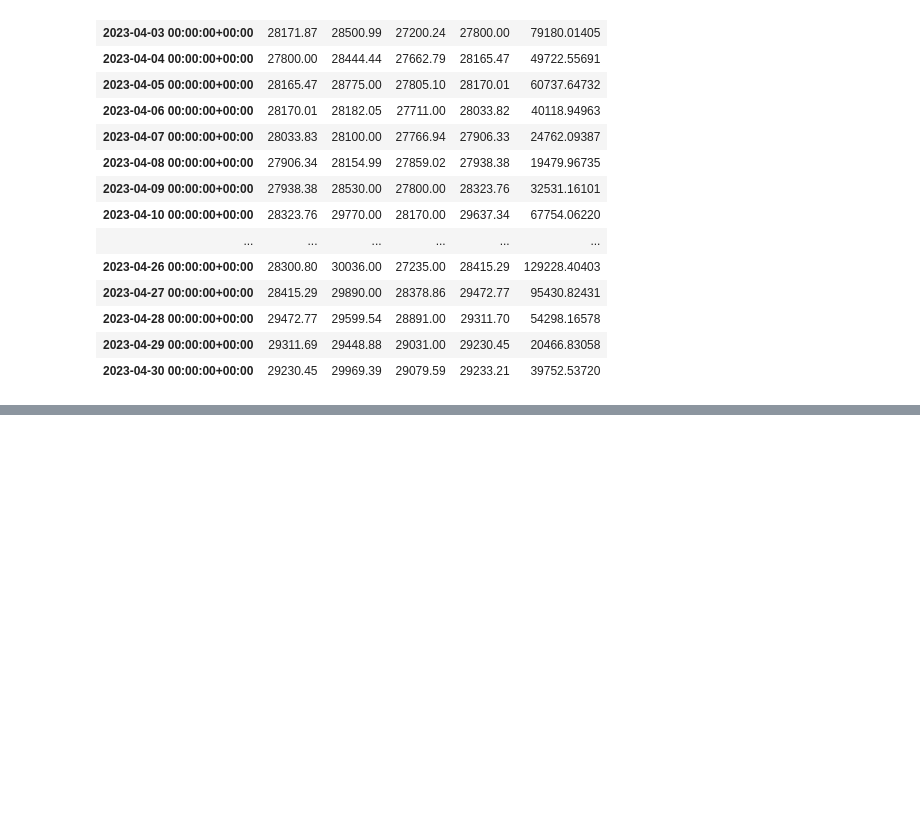
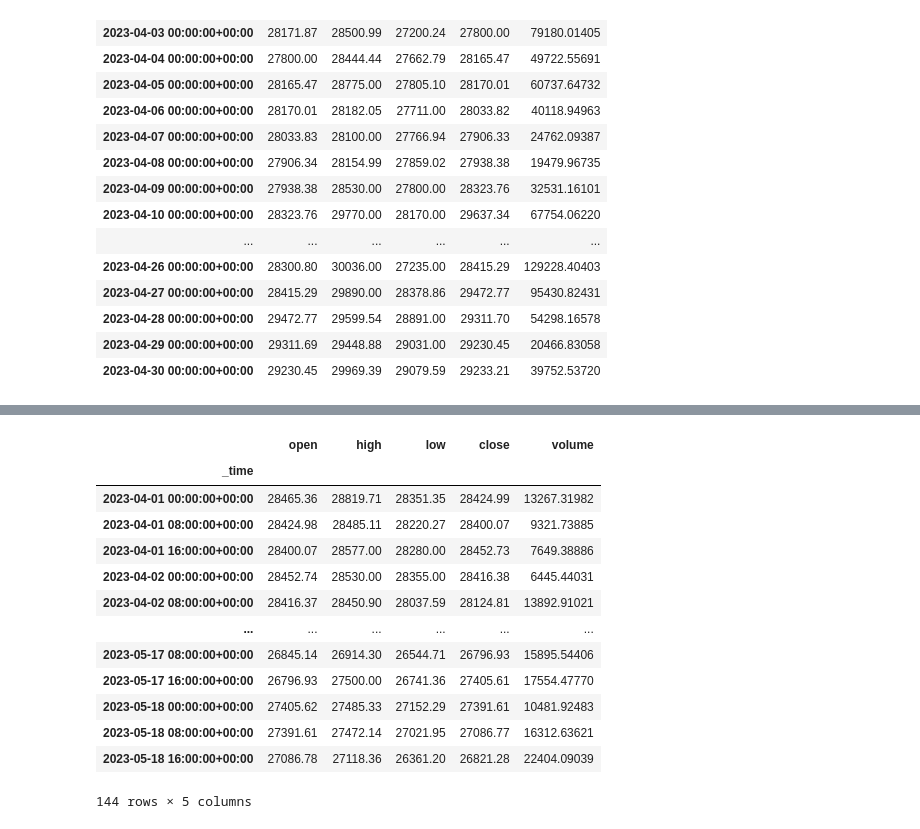
Before and after one commit to JobAbramov/exchange-data-collector, a Jupyter notebook: test.ipynb, the cells around one changed output, grey strips where cells are left out. Saved outputs shown, nothing was run; the diff lists cells and outputs as text; code cells hidden in the pictures; blank space fills up the shorter version.

```diff
--- a/test.ipynb
+++ b/test.ipynb
@@ -71,0 +90,17 @@ Influx.resample(data=test_data, interval='1d')
+# %%
+Influx.resample(data=test_data, interval='8h')
+# %% [output]
+|  | open | high | low | close | volume |
+| _time |  |  |  |  |  |
+| 2023-04-01 00:00:00+00:00 | 28465.36 | 28819.71 | 28351.35 | 28424.99 | 13267.31982 |
+| 2023-04-01 08:00:00+00:00 | 28424.98 | 28485.11 | 28220.27 | 28400.07 | 9321.73885 |
+| 2023-04-01 16:00:00+00:00 | 28400.07 | 28577.00 | 28280.00 | 28452.73 | 7649.38886 |
+| 2023-04-02 00:00:00+00:00 | 28452.74 | 28530.00 | 28355.00 | 28416.38 | 6445.44031 |
+| 2023-04-02 08:00:00+00:00 | 28416.37 | 28450.90 | 28037.59 | 28124.81 | 13892.91021 |
+| ... | ... | ... | ... | ... | ... |
+| 2023-05-17 08:00:00+00:00 | 26845.14 | 26914.30 | 26544.71 | 26796.93 | 15895.54406 |
+| 2023-05-17 16:00:00+00:00 | 26796.93 | 27500.00 | 26741.36 | 27405.61 | 17554.47770 |
+| 2023-05-18 00:00:00+00:00 | 27405.62 | 27485.33 | 27152.29 | 27391.61 | 10481.92483 |
+| 2023-05-18 08:00:00+00:00 | 27391.61 | 27472.14 | 27021.95 | 27086.77 | 16312.63621 |
+| 2023-05-18 16:00:00+00:00 | 27086.78 | 27118.36 | 26361.20 | 26821.28 | 22404.09039 |
+144 rows × 5 columns
```
Also changed, not shown: parts of 15 cells of this notebook.
